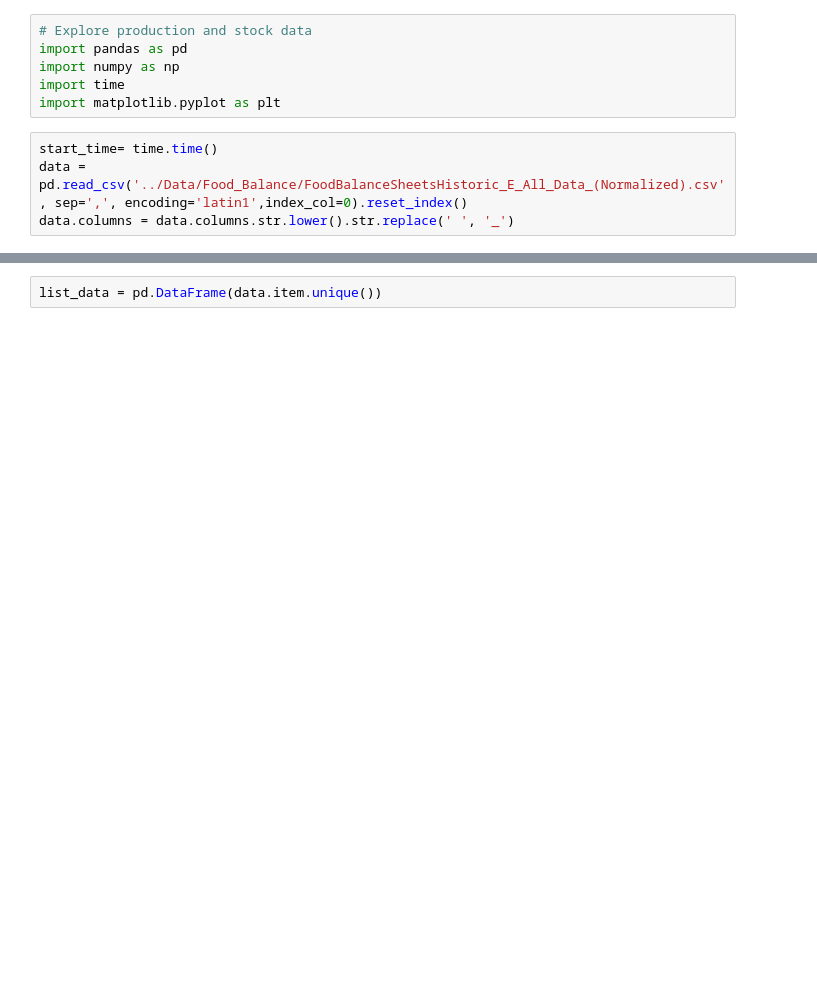
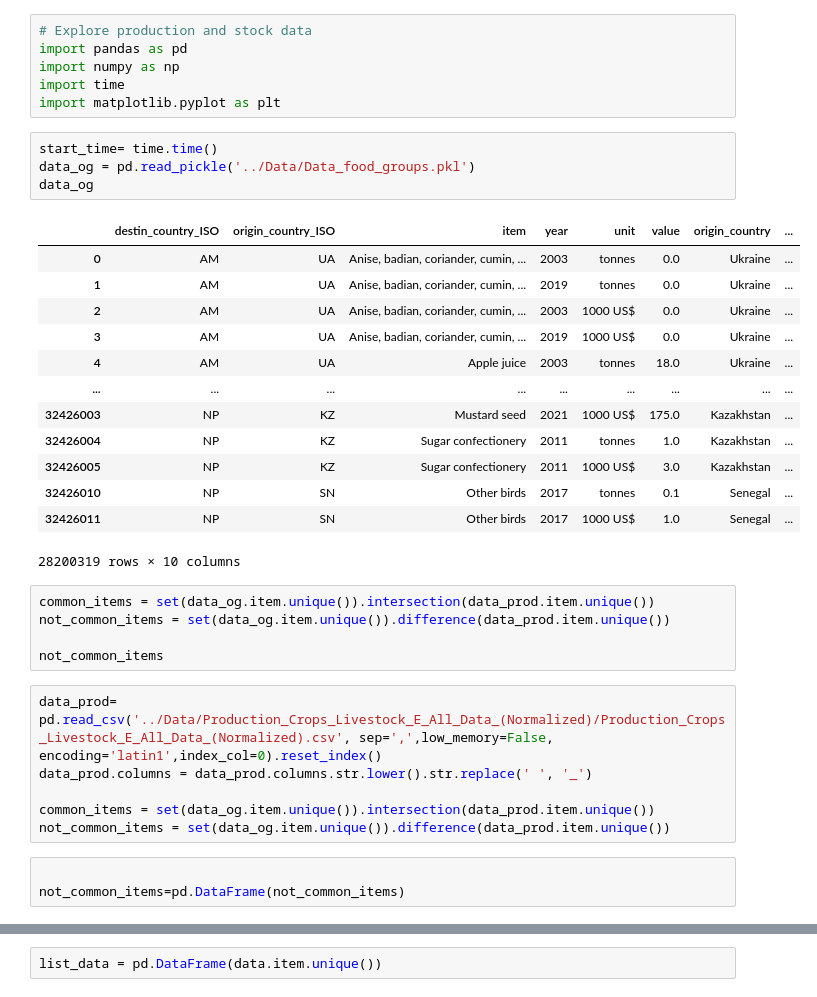
Before and after one commit to AFosch/Food_trade, a Jupyter notebook: Scripts/Explore_production.ipynb, the cells around one changed output, grey strips where cells are left out. Cells and saved outputs as stored; diff of their text form; blank space fills up the shorter version.

```diff
--- a/Scripts/Explore_production.ipynb
+++ b/Scripts/Explore_production.ipynb
@@ -4,7 +4,35 @@ import pandas as pd
 import numpy as np
 import time
 import matplotlib.pyplot as plt
+# %%
+start_time= time.time()
+data_og = pd.read_pickle('../Data/Data_food_groups.pkl')
+data_og
+# %% [output]
+|  | destin_country_ISO | origin_country_ISO | item | year | unit | value | origin_country | ... |
+| 0 | AM | UA | Anise, badian, coriander, cumin, ... | 2003 | tonnes | 0.0 | Ukraine | ... |
+| 1 | AM | UA | Anise, badian, coriander, cumin, ... | 2019 | tonnes | 0.0 | Ukraine | ... |
+| 2 | AM | UA | Anise, badian, coriander, cumin, ... | 2003 | 1000 US$ | 0.0 | Ukraine | ... |
+| 3 | AM | UA | Anise, badian, coriander, cumin, ... | 2019 | 1000 US$ | 0.0 | Ukraine | ... |
+| 4 | AM | UA | Apple juice | 2003 | tonnes | 18.0 | Ukraine | ... |
+| ... | ... | ... | ... | ... | ... | ... | ... | ... |
+| 32426003 | NP | KZ | Mustard seed | 2021 | 1000 US$ | 175.0 | Kazakhstan | ... |
+| 32426004 | NP | KZ | Sugar confectionery | 2011 | tonnes | 1.0 | Kazakhstan | ... |
+| 32426005 | NP | KZ | Sugar confectionery | 2011 | 1000 US$ | 3.0 | Kazakhstan | ... |
+| 32426010 | NP | SN | Other birds | 2017 | tonnes | 0.1 | Senegal | ... |
+| 32426011 | NP | SN | Other birds | 2017 | 1000 US$ | 1.0 | Senegal | ... |
+28200319 rows × 10 columns
+# %%
+common_items = set(data_og.item.unique()).intersection(data_prod.item.unique())
+not_common_items = set(data_og.item.unique()).difference(data_prod.item.unique())
+
+not_common_items
 # %%
-start_time= time.time()
-data = pd.read_csv('../Data/Food_Balance/FoodBalanceSheetsHistoric_E_All_Data_(Normalized).csv', sep=',', encoding='latin1',index_col=0).reset_index()
-data.columns = data.columns.str.lower().str.replace(' ', '_')
+data_prod= pd.read_csv('../Data/Production_Crops_Livestock_E_All_Data_(Normalized)/Production_Crops_Livestock_E_All_Data_(Normalized).csv', sep=',',low_memory=False, encoding='latin1',index_col=0).reset_index()
+data_prod.columns = data_prod.columns.str.lower().str.replace(' ', '_')
+
+common_items = set(data_og.item.unique()).intersection(data_prod.item.unique())
+not_common_items = set(data_og.item.unique()).difference(data_prod.item.unique())
+# %%
+
+not_common_items=pd.DataFrame(not_common_items)
```
Also changed, not shown: parts of 10 cells of this notebook, 4 other files.
